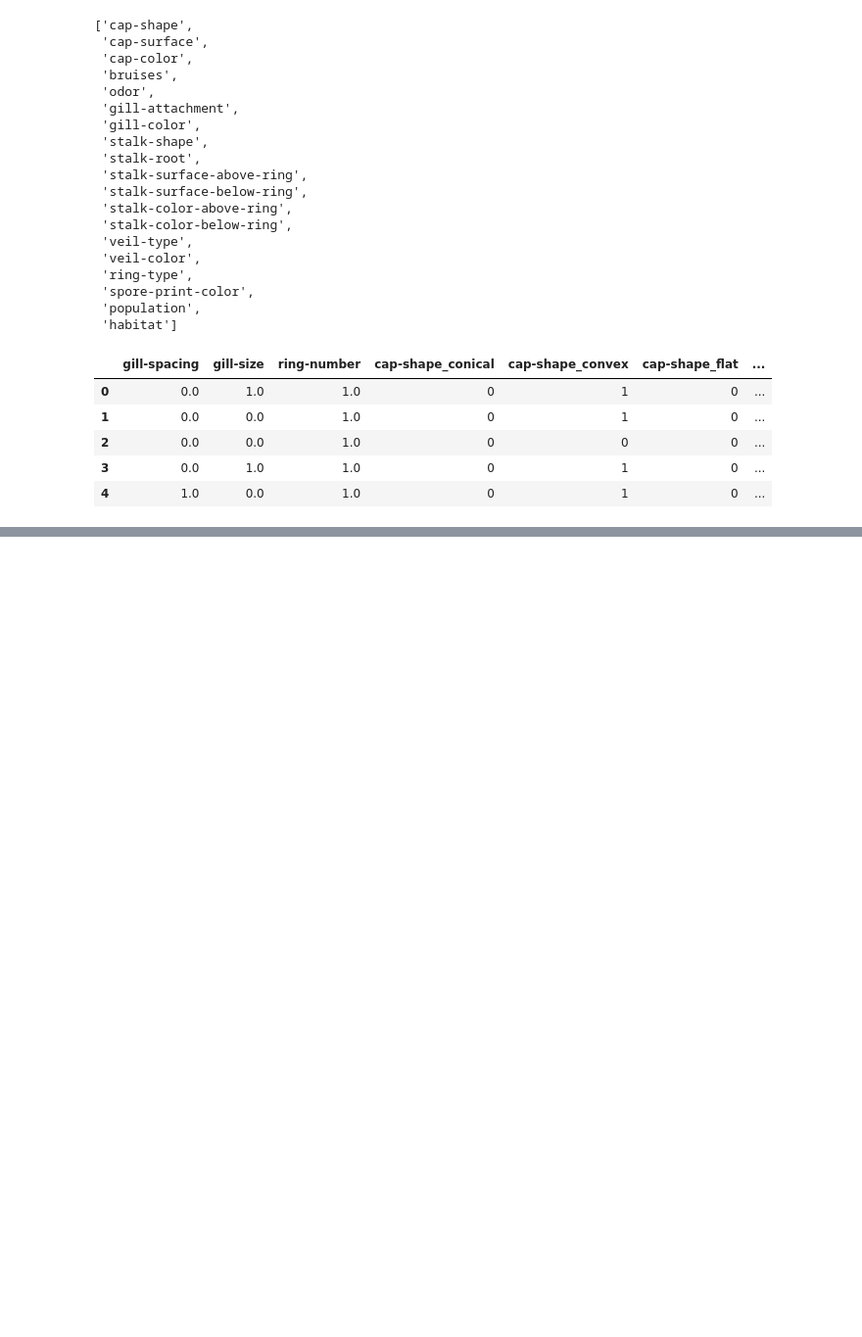
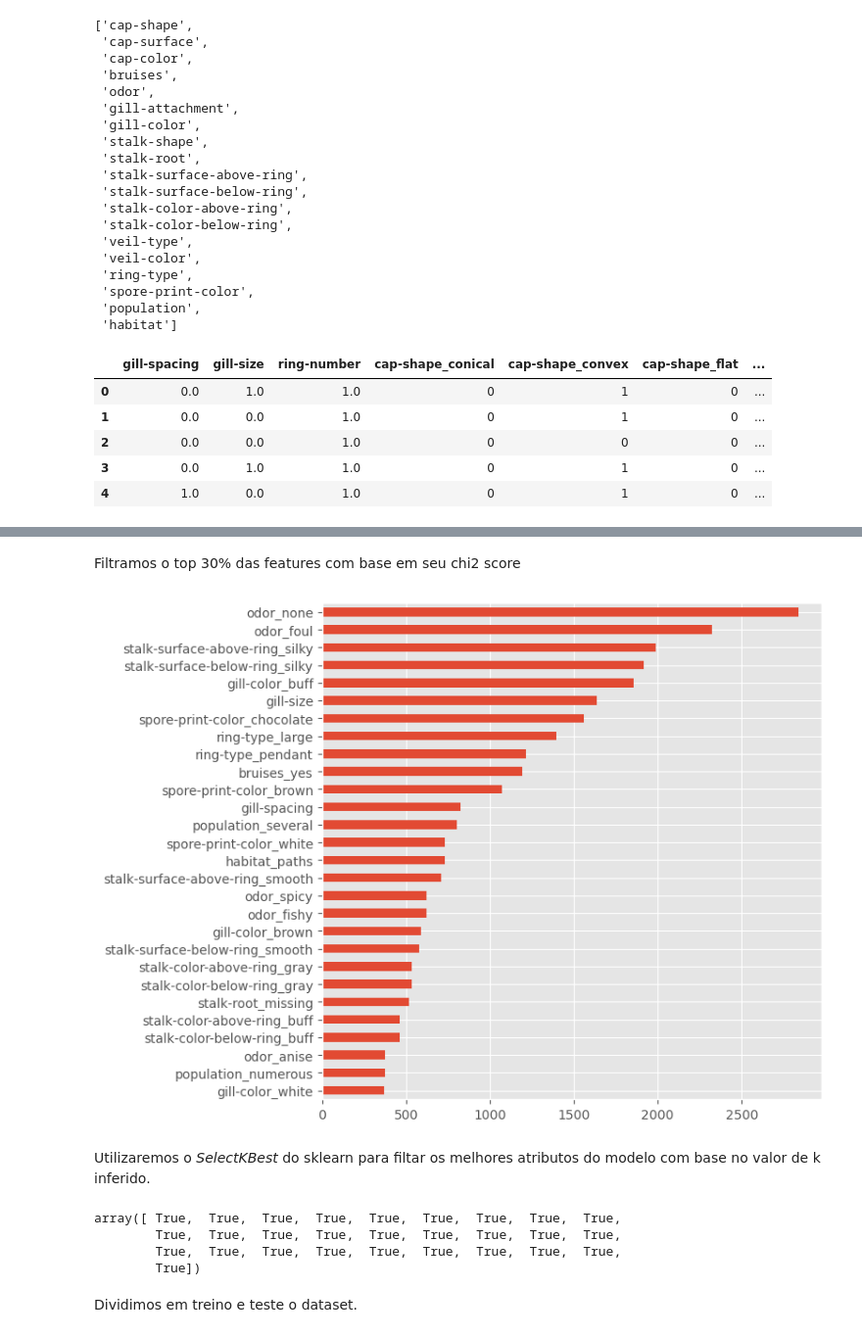
Before and after one commit to amauryTCassola/MachineLearning-2023, a Jupyter notebook: main.ipynb, the cells around one changed output, grey strips where cells are left out. Shown at 98% size. Drawn from its saved outputs; the diff is of its cells as text; code cells hidden in the pictures; blank space fills up the shorter version.

```diff
--- a/main.ipynb
+++ b/main.ipynb
@@ -206,0 +222,8 @@ array(['gill-spacing', 'gill-size', 'bruises_yes', 'odor_anise',
+# %% [markdown]
+Filtramos o top 30% das features com base em seu chi2 score
+# %%
+# Seleciona todas features que estão no top 30%
+chi_top_30_features = chi2_features.where(lambda chi: chi > chi2_features.quantile(0.7)).dropna()
+chi_top_30_features.sort_values(ascending = True).plot(kind = 'barh', figsize = (7, 7));
+# %% [output]
+[figure, added]
@@ -206,0 +232,12 @@ array(['gill-spacing', 'gill-size', 'bruises_yes', 'odor_anise',
+# %% [markdown]
+Utilizaremos o *SelectKBest* do sklearn para filtar os melhores atributos do modelo com base no valor de k inferido.
+# %%
+k_best = SelectKBest(chi2, k=k)
+k_best.fit(X, y)
+# Para demonstração que as features selecionadas são as mesmas que as inferidas
+k_best.get_feature_names_out() == chi_top_30_features.index
+# %% [output]
+array([ True,  True,  True,  True,  True,  True,  True,  True,  True,
+        True,  True,  True,  True,  True,  True,  True,  True,  True,
+        True,  True,  True,  True,  True,  True,  True,  True,  True,
+        True])
@@ -207 +246,3 @@ array(['gill-spacing', 'gill-size', 'bruises_yes', 'odor_anise',
+# %% [markdown]
+Dividimos em treino e teste o dataset.
 # %%
```
Also changed, not shown: parts of 17 cells of this notebook.
